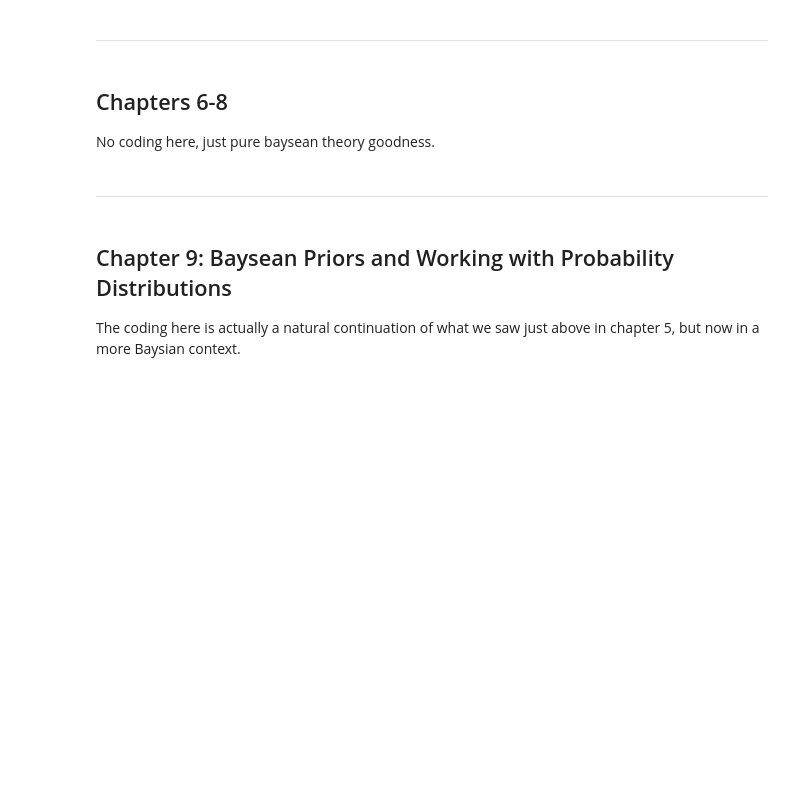
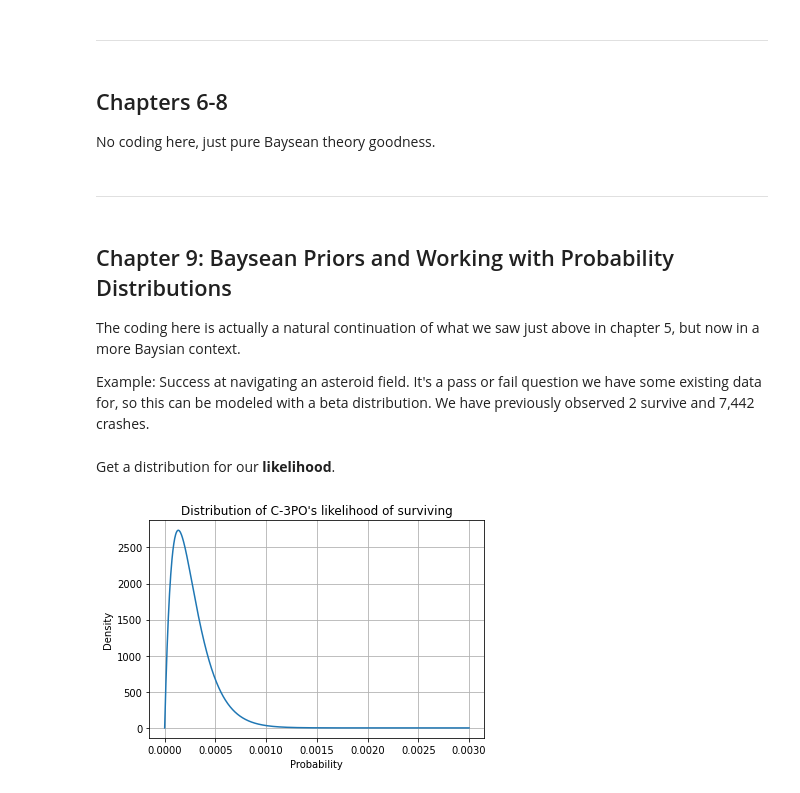
Before and after one commit to Pyrus277/reference_materials, a Jupyter notebook: statistics/bayes_book_notes.ipynb, the cells around one changed output. Saved outputs shown, nothing was run; the diff lists cells and outputs as text; code cells hidden in the pictures; blank space fills up the shorter version.

```diff
--- a/statistics/bayes_book_notes.ipynb
+++ b/statistics/bayes_book_notes.ipynb
@@ -384,9 +384,12 @@ visualized by the shaded area below:
 ---
 # %% [markdown]
 ## Chapters 6-8
-No coding here, just pure baysean theory goodness.
+No coding here, just pure Baysean theory goodness.
 # %% [markdown]
 ---
 # %% [markdown]
 ## Chapter 9: Baysean Priors and Working with Probability Distributions
 The coding here is actually a natural continuation of what we saw just above in chapter 5, but now in a more Baysian context.
+
+Example: Success at navigating an asteroid field. It's a pass or fail question we have some existing data for, so this can be modeled with a beta distribution.
+We have previously observed 2 survive and 7,442 crashes.
@@ -392,0 +398,14 @@ The coding here is actually a natural continuation of what we saw just above in
+# %% [markdown]
+Get a distribution for our **likelihood**.
+# %%
+alpha, beta_val = 2, 7442
+x_vals = np.linspace(0,0.003, 1000) # setup x-axis
+pdf_vals = beta.pdf(x_vals, alpha, beta_val)
+plt.plot(x_vals, pdf_vals)
+plt.title("Distribution of C-3PO's likelihood of surviving")
+plt.xlabel("Probability")
+plt.ylabel("Density")
+plt.grid()
+plt.show()
+# %% [output]
+[figure, added]
```
Also changed, not shown: parts of 16 cells of this notebook.
